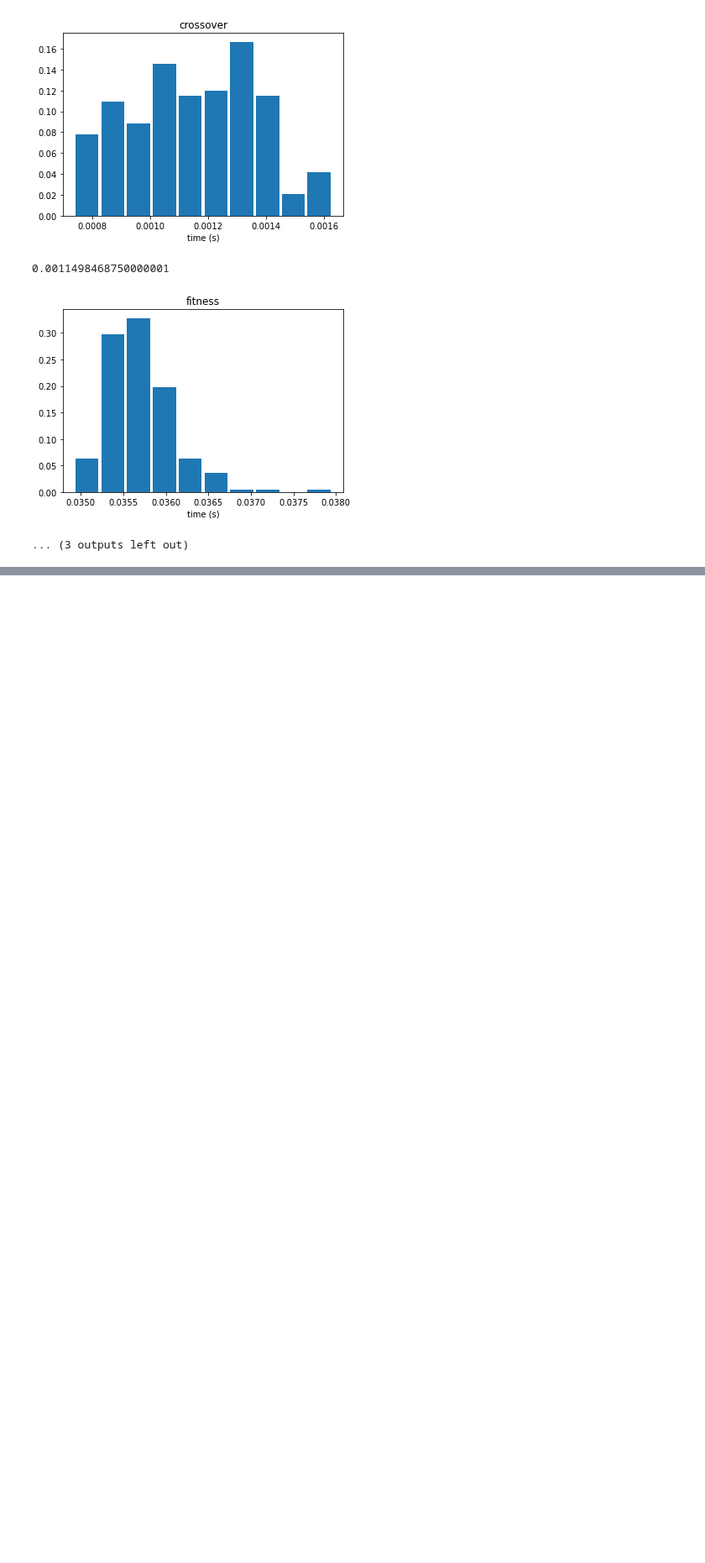
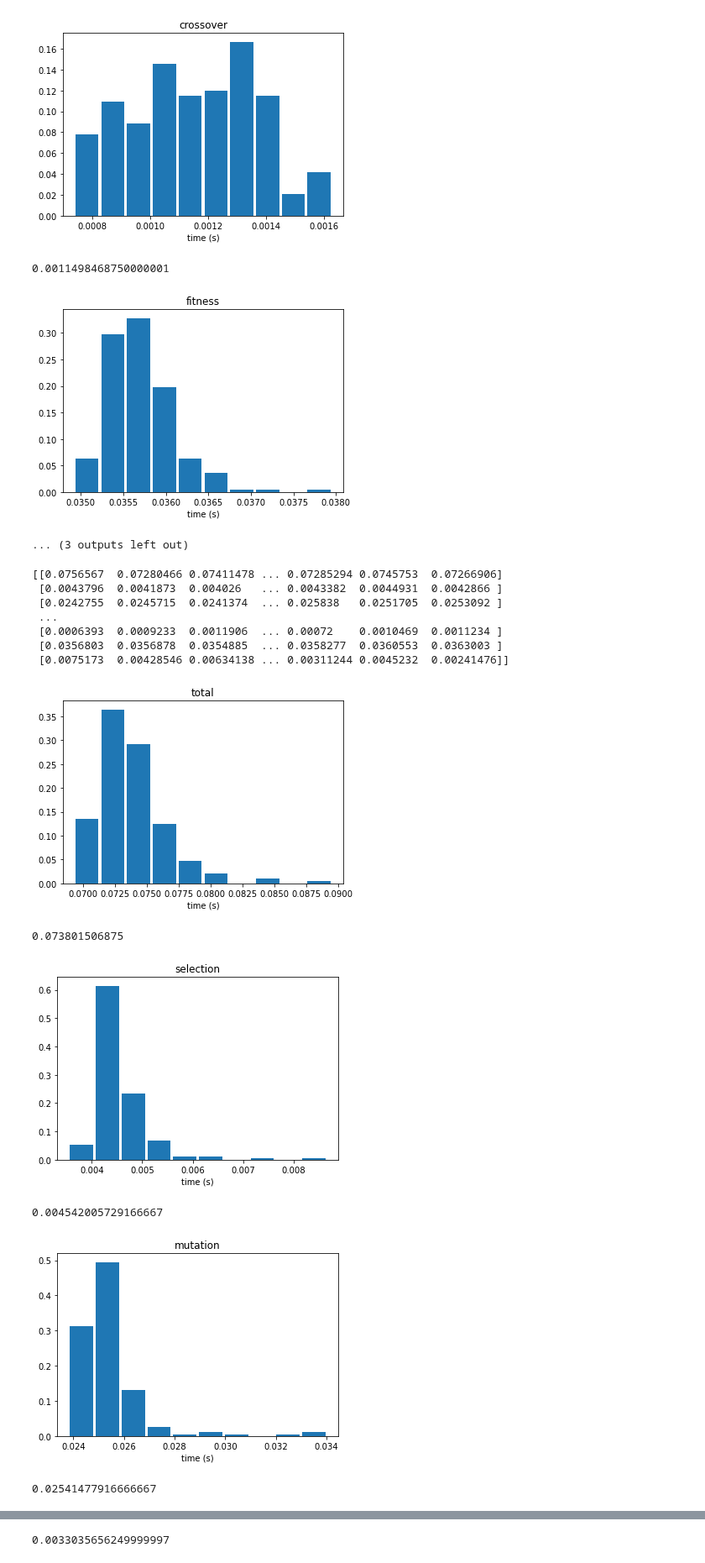
Before and after one commit to StijnCool/nast-thesis, a Jupyter notebook: testing_suite/eval_timings.ipynb, the cells around one changed output, grey strips where cells are left out. Shown at 84% size. Saved outputs shown, nothing was run; the diff lists cells and outputs as text; code cells hidden in the pictures; blank space fills up the shorter version.

```diff
--- a/testing_suite/eval_timings.ipynb
+++ b/testing_suite/eval_timings.ipynb
@@ -12,7 +12,7 @@ import math
 import itertools
 import random as rand
 # %%
-f=open("timings_5gen_10pop.txt",'r')
+f=open("timings_5gen_10pop_1.txt",'r')
 s = f.read()
 f.close()
 s = s.split('\n')
@@ -25,7 +25,7 @@ titles = ['total','selection','mutation','shuffle','crossover','fitness','total
 for i in range(0,s.shape[0]):
     ss = s[i]
     weights = np.ones_like(ss) / ss.size
-    plt.figure()
+    plt.figure(1)
     plt.hist(ss, weights=weights, rwidth=.9)
     plt.title(titles[i])
     plt.xlabel('time (s)')
@@ -51,3 +51,37 @@ for i in range(0,s.shape[0]):
 0.0011498468750000001
 [figure]
 ... (3 outputs left out)
+# %%
+f=open("timings_5gen_10pop_2.txt",'r')
+s = f.read()
+f.close()
+s = s.split('\n')
+s = np.array([ss[20:-1].split() for ss in s]).astype(float).transpose()
+s[0] = s[0]/5
+s = np.append(s, [s[0]-np.sum(s[1:], axis=0)], axis=0)
+print(s)
+titles = ['total','selection','mutation','shuffle','crossover','fitness','total - rest (save, counter, loop)']
+
+for i in range(0,s.shape[0]):
+    ss = s[i]
+    weights = np.ones_like(ss) / ss.size
+    plt.figure(2)
+    plt.hist(ss, weights=weights, rwidth=.9)
+    plt.title(titles[i])
+    plt.xlabel('time (s)')
+    plt.show()
+    print(np.mean(ss))
+# %% [output]
+[[0.0756567  0.07280466 0.07411478 ... 0.07285294 0.0745753  0.07266906]
+ [0.0043796  0.0041873  0.004026   ... 0.0043382  0.0044931  0.0042866 ]
+ [0.0242755  0.0245715  0.0241374  ... 0.025838   0.0251705  0.0253092 ]
+ ...
+ [0.0006393  0.0009233  0.0011906  ... 0.00072    0.0010469  0.0011234 ]
+ [0.0356803  0.0356878  0.0354885  ... 0.0358277  0.0360553  0.0363003 ]
+ [0.0075173  0.00428546 0.00634138 ... 0.00311244 0.0045232  0.00241476]]
+[figure, added]
+0.073801506875
+[figure, added]
+0.004542005729166667
+[figure, added]
+0.02541477916666667
@@ -53,0 +89 @@ for i in range(0,s.shape[0]):
+0.0033035656249999997
```
Also changed, not shown: parts of 2 cells of this notebook, 7 other files.
